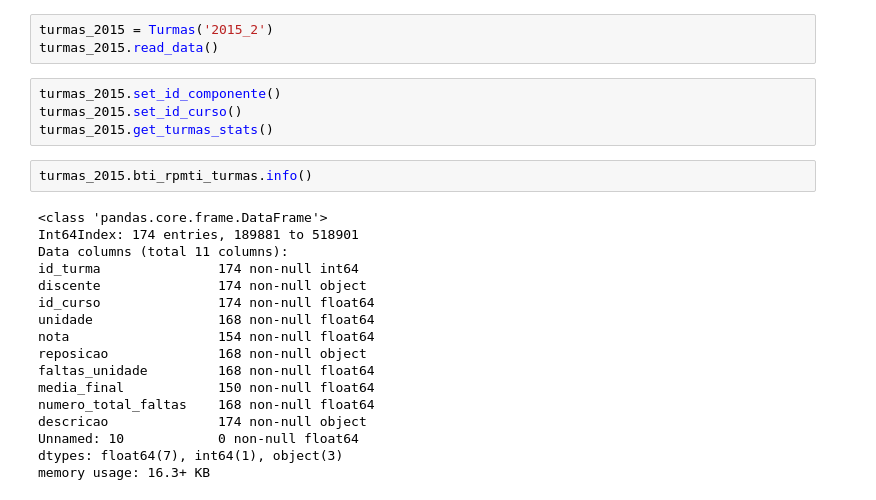
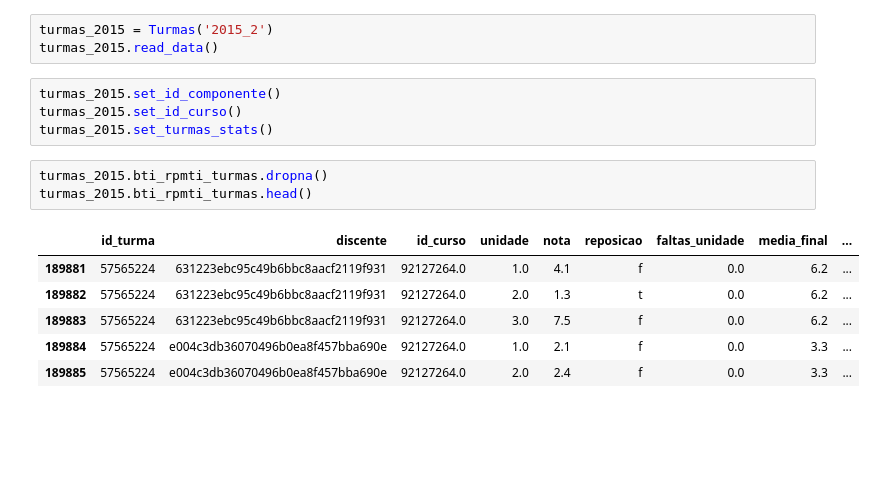
Before and after one commit to dantasl/probabilidade-analise, a Jupyter notebook: Discovery.ipynb, the cells around one changed output. Saved outputs shown, nothing was run; the diff lists cells and outputs as text; blank space fills up the shorter version.

```diff
--- a/Discovery.ipynb
+++ b/Discovery.ipynb
@@ -139,23 +139,14 @@ turmas_2015.read_data()
 # %%
 turmas_2015.set_id_componente()
 turmas_2015.set_id_curso()
-turmas_2015.get_turmas_stats()
+turmas_2015.set_turmas_stats()
-# %%
-turmas_2015.bti_rpmti_turmas.info()
-# %% [output]
-<class 'pandas.core.frame.DataFrame'>
-Int64Index: 174 entries, 189881 to 518901
-Data columns (total 11 columns):
-id_turma               174 non-null int64
-discente               174 non-null object
-id_curso               174 non-null float64
-unidade                168 non-null float64
-nota                   154 non-null float64
-reposicao              168 non-null object
-faltas_unidade         168 non-null float64
-media_final            150 non-null float64
-numero_total_faltas    168 non-null float64
-descricao              174 non-null object
-Unnamed: 10            0 non-null float64
-dtypes: float64(7), int64(1), object(3)
-memory usage: 16.3+ KB
+# %%
+turmas_2015.bti_rpmti_turmas.dropna()
+turmas_2015.bti_rpmti_turmas.head()
+# %% [output]
+|  | id_turma | discente | id_curso | unidade | nota | reposicao | faltas_unidade | media_final | ... |
+| 189881 | 57565224 | 631223ebc95c49b6bbc8aacf2119f931 | 92127264.0 | 1.0 | 4.1 | f | 0.0 | 6.2 | ... |
+| 189882 | 57565224 | 631223ebc95c49b6bbc8aacf2119f931 | 92127264.0 | 2.0 | 1.3 | t | 0.0 | 6.2 | ... |
+| 189883 | 57565224 | 631223ebc95c49b6bbc8aacf2119f931 | 92127264.0 | 3.0 | 7.5 | f | 0.0 | 6.2 | ... |
+| 189884 | 57565224 | e004c3db36070496b0ea8f457bba690e | 92127264.0 | 1.0 | 2.1 | f | 0.0 | 3.3 | ... |
+| 189885 | 57565224 | e004c3db36070496b0ea8f457bba690e | 92127264.0 | 2.0 | 2.4 | f | 0.0 | 3.3 | ... |
```
Also changed, not shown: parts of 11 cells of this notebook.
